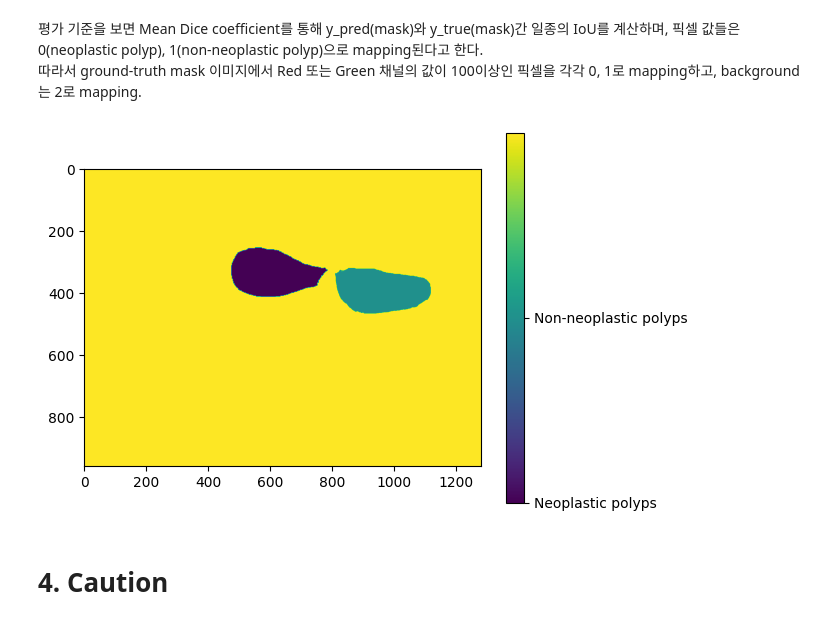
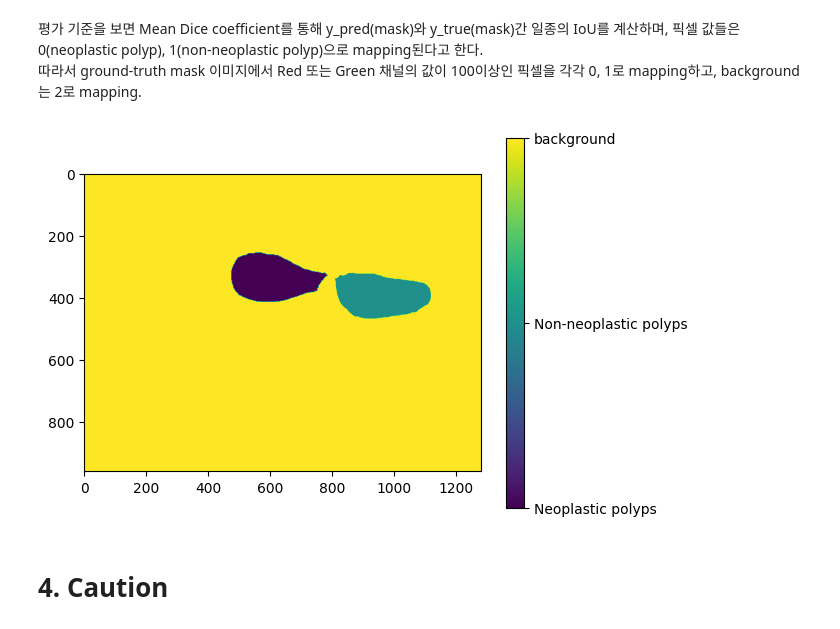
Before and after one commit to pervin0527/DL-workspace, a Jupyter notebook: BKAI_IGH_NeoPolyp/eda/EDA.ipynb, the cells around one changed output. Cells and saved outputs as stored; diff of their text form; code cells hidden in the pictures.

```diff
--- a/BKAI_IGH_NeoPolyp/eda/EDA.ipynb
+++ b/BKAI_IGH_NeoPolyp/eda/EDA.ipynb
@@ -249,31 +249,31 @@ plt.imshow(result_image)
 # %%
 # sample_idx = random.randint(0, len(images)-1)
 sample_idx = 107
 
 image2 = cv2.imread(images[sample_idx])
 image2 = cv2.cvtColor(image2, cv2.COLOR_BGR2RGB)
 
 label2 = cv2.imread(labels[sample_idx])
 label2 = cv2.cvtColor(label2, cv2.COLOR_BGR2RGB)
 
 label_transformed = np.full(label2.shape[:2], 2, dtype=np.uint8)  # 초기 마스크를 2(background)로 설정
 
 # Red color (neoplastic polyps)를 0으로 변환
 red_mask = (label2[:, :, 0] > 100) & (label2[:, :, 1] < 100) & (label2[:, :, 2] < 100)
 label_transformed[red_mask] = 0
 
 # Green color (non-neoplastic polyps)를 1로 변환
 green_mask = (label2[:, :, 0] < 100) & (label2[:, :, 1] > 100) & (label2[:, :, 2] < 100)
 label_transformed[green_mask] = 1
 
 im = plt.imshow(label_transformed)
 cbar = plt.colorbar(im)
-cbar.set_ticks([0, 1])
-cbar.set_ticklabels(['Neoplastic polyps', 'Non-neoplastic polyps'])
+cbar.set_ticks([0, 1, 2])
+cbar.set_ticklabels(['Neoplastic polyps', 'Non-neoplastic polyps', 'background'])
 
 plt.show()
 # %% [output]
-[figure, old version]
+[figure, new version]
 # %% [markdown]
 # 4. Caution
 # %% [markdown]
```
